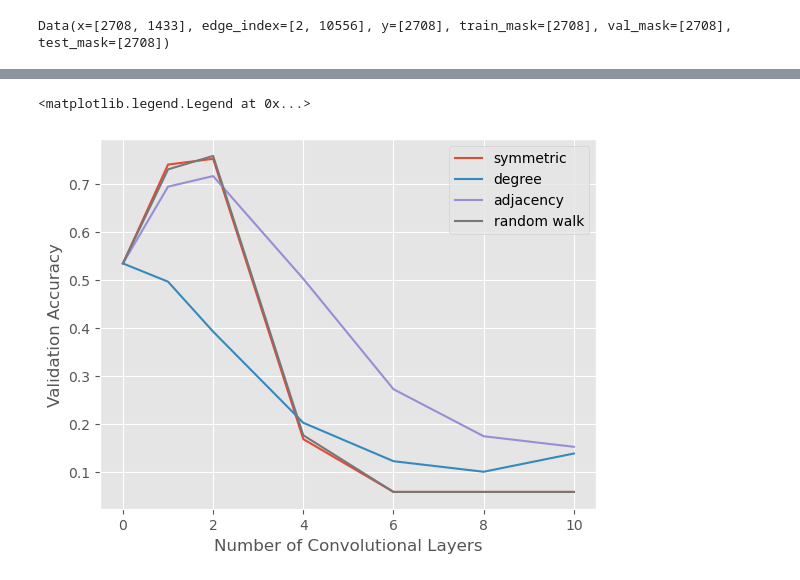
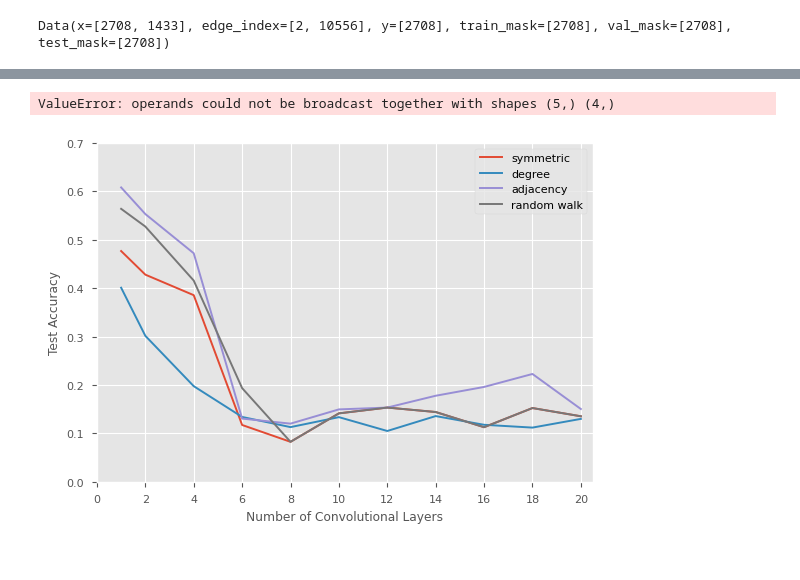
Before and after one commit to ckz-y/grl-mini-project, a Jupyter notebook: trials.ipynb, the cells around one changed output, grey strips where cells are left out. Drawn from its saved outputs; the diff is of its cells as text; code cells hidden in the pictures.

Commit message:
graphs

```diff
--- a/trials.ipynb
+++ b/trials.ipynb
@@ -45,7 +87,7 @@ def train(
     weight_decay: int,
     num_epochs: int,
     dataset,
-    verbose: bool = True
+    verbose: bool = True,
 ) -> torch.nn.Module:
     """
     This function trains a node classification model and returns the trained model object.
@@ -59,12 +101,15 @@ def train(
     edge_index = torch_geometric.EdgeIndex(dataset.edge_index)
     adj_matrix = edge_index.to_dense().to(device)
 
+    aug_adj_matrix = calc_aug_adj_matrix(
+        adj_matrix=adj_matrix, aug_adj_type=aug_adj_type
+    )
+
     model = GCN(
         in_channels=dataset.num_features,
         hidden_channels=64,
         out_channels=dataset.num_classes,
         num_layers=num_layers,
-        aug_adj_type=aug_adj_type,
         dropout=0.3,
     ).to(device)
 
@@ -79,7 +124,7 @@ def train(
     for i in range(num_epochs):
         optimizer.zero_grad()
 
-        outputs = model(data.x.to(device), adj_matrix.to(device))
+        outputs = model(x=data.x, aug_adj_matrix=aug_adj_matrix)
 
         loss = criterion(outputs[data.train_mask], data.y[data.train_mask])
         losses.append(loss)
@@ -88,7 +133,9 @@ def train(
         optimizer.step()
 
         # check for early-stopping
-        val_acc = evaluate(model, data, data.val_mask)
+        val_acc = evaluate(
+            model=model, data=data, mask=data.val_mask, aug_adj_type=aug_adj_type
+        )
 
         if val_acc < prev_val_acc:
             if prev_val_acc != 1.1:
@@ -171,0 +207,5 @@ symmetric 22
+# %%
+seeds = [2021, 2022, 2023, 2024, 2025]
+
+for seed in seeds:
+    train_seq_with_seed(seed=seed)
@@ -172,18 +226,40 @@ symmetric 22
+# %%
+np.ones(5) + np.array([1, 2, 3, 4])
+# %% [output]
+ValueError: operands could not be broadcast together with shapes (5,) (4,)
 # %%
-with open("data.pkl", "rb") as file:
-    plotting_data = pickle.load(file)
+plotting_data = []
 
-types = list(plotting_data.keys())
-layer_tests = list(plotting_data["symmetric"].keys())[:-3]
+for seed in seeds:
+    with open("data/results_" + str(seed) + ".pkl", "rb") as file:
+        plotting_data.append(pickle.load(file))
 
-plt.style.use('ggplot')
+
+types = list(plotting_data[0].keys())
+layer_tests = list(plotting_data[0]["symmetric"].keys())[1:]
+
+plt.style.use("seaborn-v0_8-paper")
 
 for type in types:
-    plt.plot(layer_tests, [plotting_data[type][i] for i in layer_tests], label=type)
+    series = np.zeros(len(layer_tests))
+
+    for i, _ in enumerate(seeds):
+        series += np.array(
+            [plotting_data[i][type][num_layers].cpu() for num_layers in layer_tests]
+        )
+
+    series /= len(seeds)
+
+    plt.plot(
+        layer_tests, series, label=type
+    )
 
 plt.xlabel("Number of Convolutional Layers")
 plt.ylabel("Test Accuracy")
+plt.ylim(0, 0.7)
+plt.xlim(0, 20.5)
+plt.xticks(np.arange(0, 22, 2))
 plt.legend()
+plt.show()
 # %% [output]
-<matplotlib.legend.Legend at 0x...>
-[figure, old version]
+[figure, new version]
```
Also changed, not shown: parts of 5 cells of this notebook, 8 other files.
